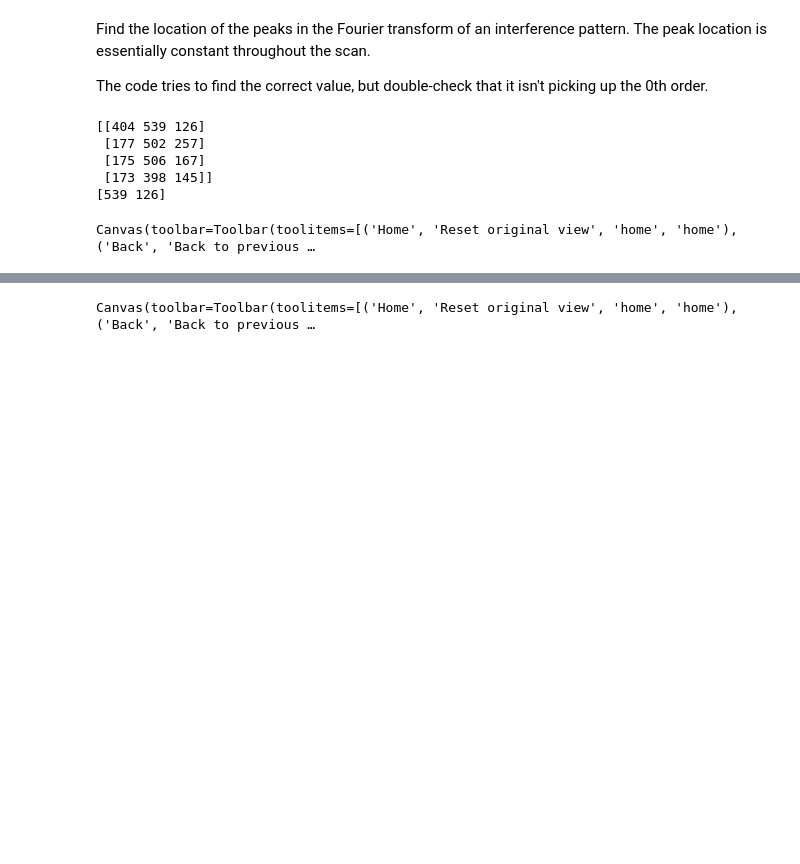
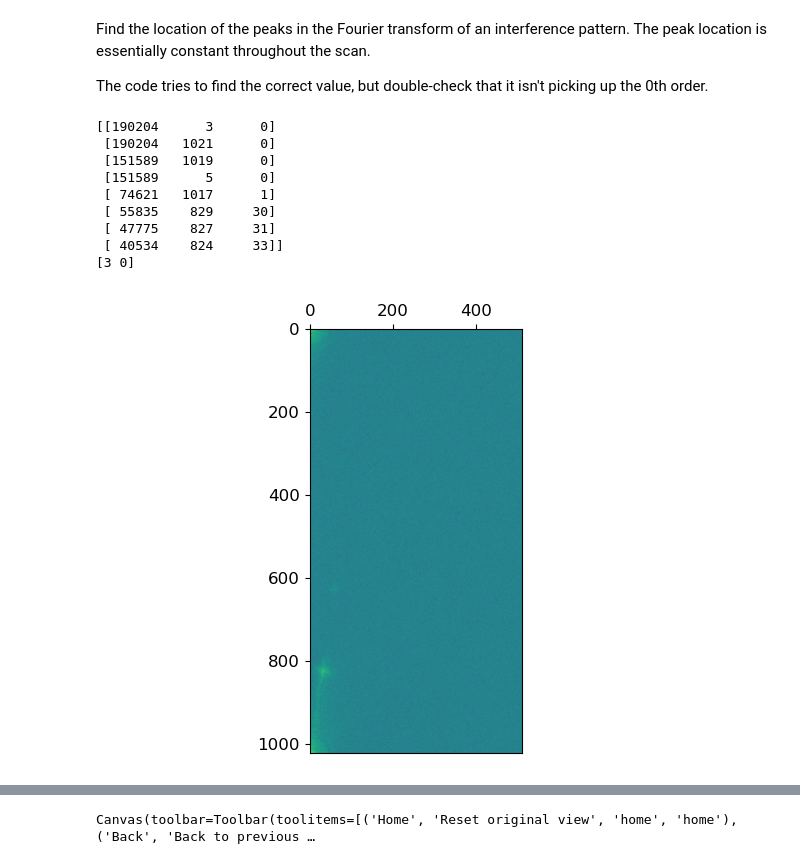
Before and after one commit to McMorranLab/stemhpy, a Jupyter notebook: dataAnalysis.ipynb, the cells around one changed output, grey strips where cells are left out. Saved outputs shown, nothing was run; the diff lists cells and outputs as text; code cells hidden in the pictures; blank space fills up the shorter version.

Commit message:
made tweaks after running test data

```diff
--- a/dataAnalysis.ipynb
+++ b/dataAnalysis.ipynb
@@ -17,8 +18,8 @@ import stemh_tools as st
 # %%
 # paths hard coded from your own device
 
-dataPath = '/Users/aducharme/Documents/Experiments/4dstem/2024-10-27/4d_alignmentEdge_redoneWorse_30umObjAperture_2kx2k.dm4'
-savePath = '/Users/aducharme/University of Oregon Dropbox/UO-McMorran Lab/ParticipantFiles/Ducharme/STEMH/241027/4d_alignmentEdge_redoneWorse_30umObjAperture/'
+dataPath = '/Users/andrewducharme/University of Oregon Dropbox/UO-McMorran Lab/ParticipantFiles/Ducharme/Data/STEMH/2306_NCEM_Magnetics/Data/23-06-07/ef_4dstem_edge.dm4'
+savePath = '/Users/andrewducharme/University of Oregon Dropbox/UO-McMorran Lab/ParticipantFiles/Ducharme/Data/STEMH/2306_NCEM_Magnetics/Data/23-06-07/'
 # %%
 datacube = py4DSTEM.import_file(dataPath)
 data = datacube.data
@@ -52,36 +63,40 @@ Find the location of the peaks in the Fourier transform of an interference patte
 The code tries to find the correct value, but double-check that it isn't picking up the 0th order.
 # %%
 test_frame = data[100,100]
+found_maxima = 8
 
 # find the first order index by computing the real fft to match what we use in the loop
 test_rfft = np.fft.rfft2(test_frame)
 
-rfft_peaks = st.fft_find_peaks(test_rfft, 4)  # find two highest magnitude peaks in vac_rfft
+rfft_peaks = st.fft_find_peaks(test_rfft, found_maxima)  # find n highest magnitude peaks in vac_rfft
 print(rfft_peaks)
 
 first_order = rfft_peaks[0, 1:]  # location of first order peak
 # selection_size = st.calc_box_size(rfft_peaks) / 4 # eighth the distance between individual fft peaks
 
 print(first_order)
 
-selection_size = 10
+selection_size = 5
 
 # Check the frame isn't obviously garbage.
 # The code looks at the raw rFFT, but it's easier for us humans to look at the fftshifted rFFT
 # Just remember Fourier peak locations in the fftshifted data are not the locations in the actual analysis
-fig, ax = plt.subplots()
+fig, ax = plt.subplots(tight_layout=True)
 
 # ax.imshow(test_frame, cmap='binary')
 ax.imshow(np.abs(test_rfft), norm=LogNorm())
 # ax.imshow(np.abs(np.fft.fftshift(test_rfft)), norm=LogNorm())
 
 ax.xaxis.tick_top()
 ax.tick_params(labelsize = 12)
-fig.tight_layout()
 # %% [output]
-[[404 539 126]
- [177 502 257]
- [175 506 167]
- [173 398 145]]
-[539 126]
+[[190204      3      0]
+ [190204   1021      0]
+ [151589   1019      0]
+ [151589      5      0]
+ [ 74621   1017      1]
+ [ 55835    829     30]
+ [ 47775    827     31]
+ [ 40534    824     33]]
+[3 0]
-Canvas(toolbar=Toolbar(toolitems=[('Home', 'Reset original view', 'home', 'home'), ('Back', 'Back to previous …
+[figure, added]
```
Also changed, not shown: parts of 8 cells of this notebook.
